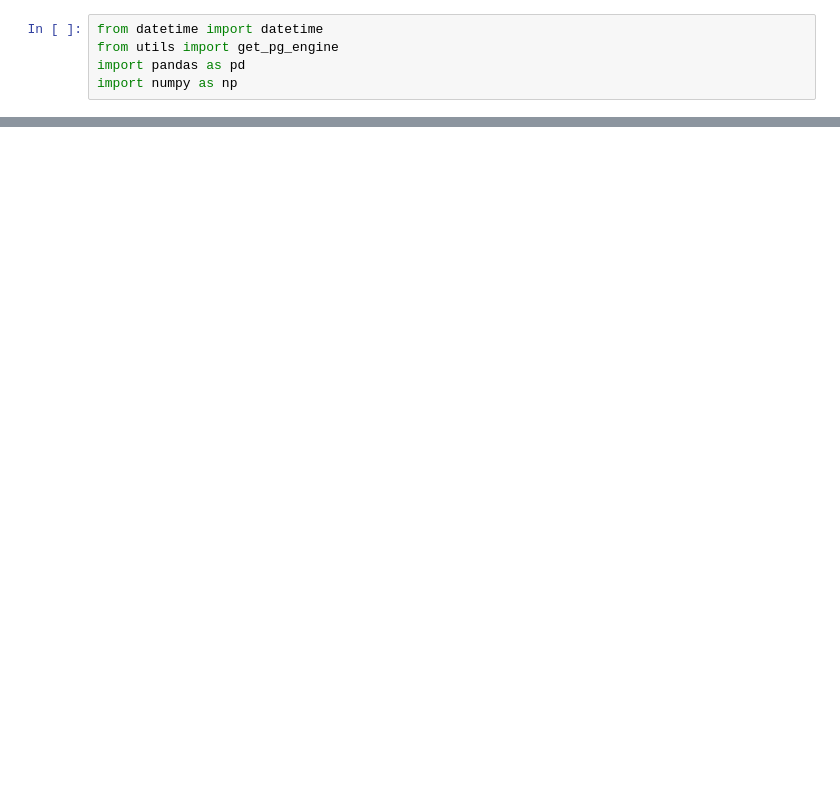
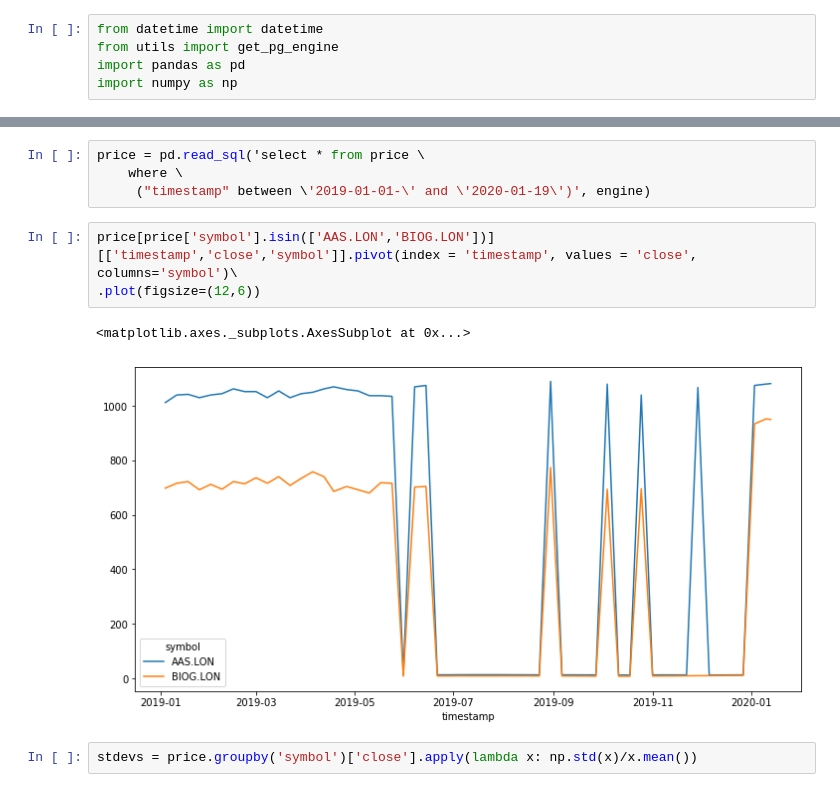
Before and after one commit to dsharpc/StockNetworks, a Jupyter notebook: app/Dev.ipynb, the cells around one changed output, grey strips where cells are left out. Saved outputs shown, nothing was run; the diff lists cells and outputs as text; blank space fills up the shorter version.

```diff
--- a/app/Dev.ipynb
+++ b/app/Dev.ipynb
@@ -108,0 +34,12 @@ Successfully installed cycler-0.10.0 kiwisolver-1.1.0 matplotlib-3.1.2 pyparsing
+# %%
+price = pd.read_sql('select * from price \
+    where \
+     ("timestamp" between \'2019-01-01-\' and \'2020-01-19\')', engine)
+# %%
+price[price['symbol'].isin(['AAS.LON','BIOG.LON'])][['timestamp','close','symbol']].pivot(index = 'timestamp', values = 'close', columns='symbol')\
+.plot(figsize=(12,6))
+# %% [output]
+<matplotlib.axes._subplots.AxesSubplot at 0x...>
+[figure, added]
+# %%
+stdevs = price.groupby('symbol')['close'].apply(lambda x: np.std(x)/x.mean())
```
Also changed, not shown: parts of 13 cells of this notebook.
